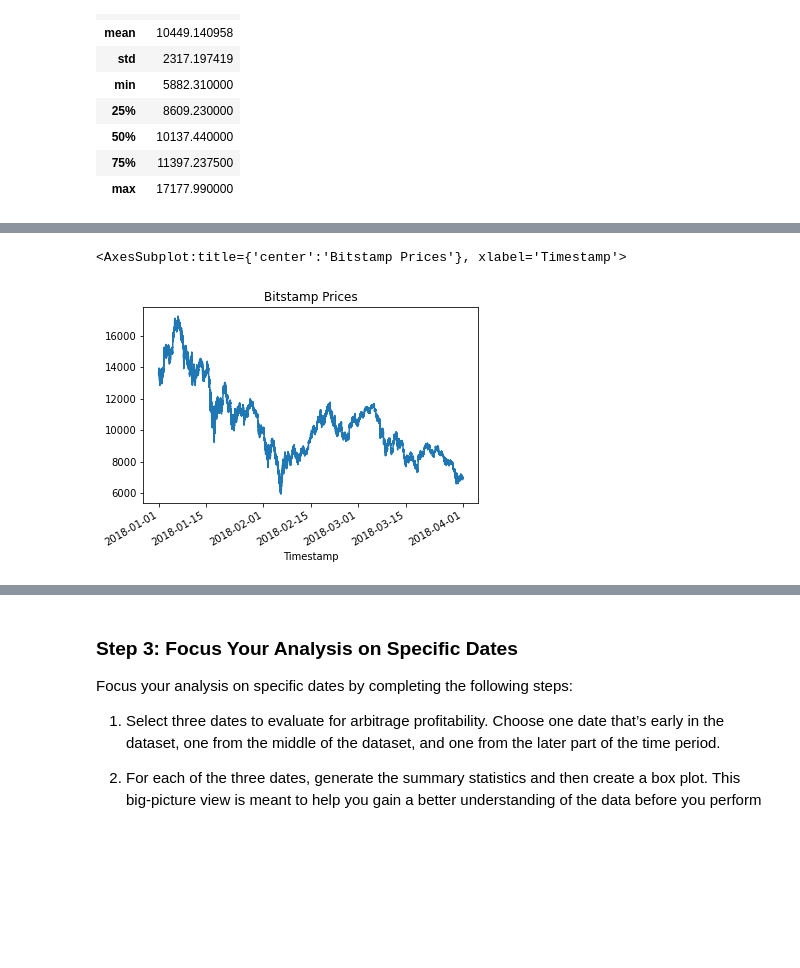
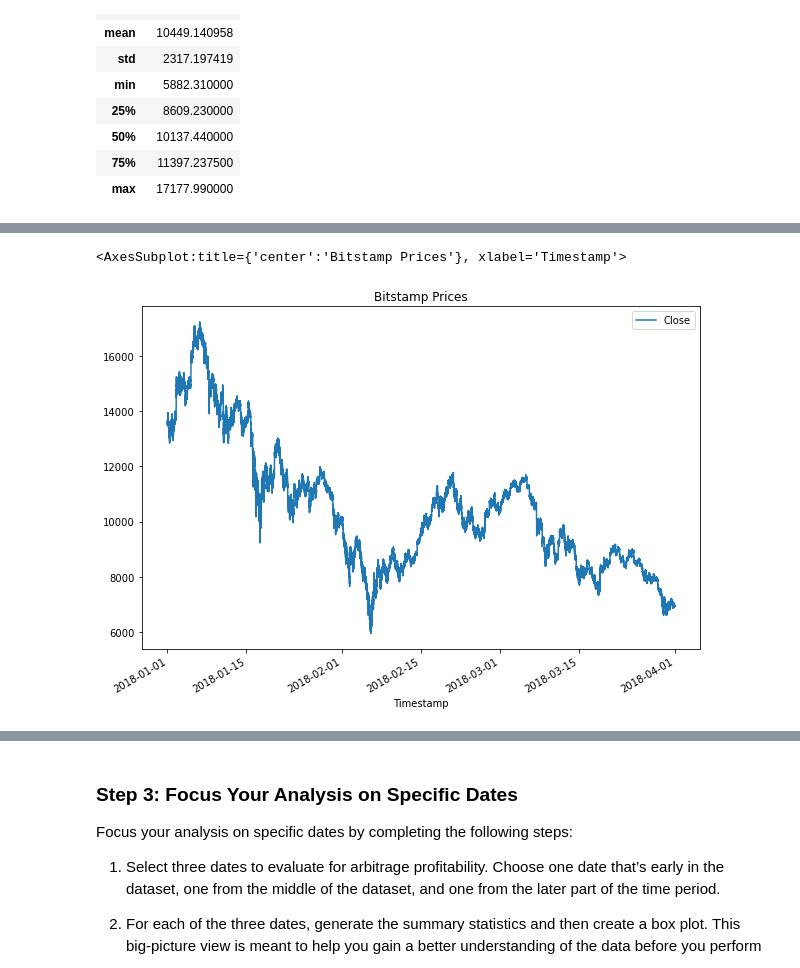
Before and after one commit to IsaiahTT/Challenge_3, a Jupyter notebook: Starter_Code/crypto_arbitrage.ipynb, the cells around one changed output, grey strips where cells are left out. Cells and saved outputs as stored; diff of their text form; code cells hidden in the pictures; blank space fills up the shorter version.

```diff
--- a/Starter_Code/crypto_arbitrage.ipynb
+++ b/Starter_Code/crypto_arbitrage.ipynb
@@ -235,8 +235,8 @@ Select the data you want to analyze. Use `loc` or `iloc` to select the following
 * Close
 # %%
 # Use loc or iloc to select `Timestamp (the index)` and `Close` from bitstamp DataFrame
-boolean_filter
-bitstamp_sliced = bitstamp.loc[:, "Close"]
+boolean_filter_1 = [False, False, False, True, False, False, False]
+bitstamp_sliced = bitstamp.loc[:, boolean_filter_1]
 
 # Review the first five rows of the DataFrame
 bitstamp_sliced.head()
@@ -310,10 +311,10 @@ Sort through the time series data associated with the bitstamp and coinbase Data
 # %%
 # Create a line plot for the coinbase DataFrame for the full length of time in the dataset
 # Be sure that the figure size, title, and color are tailored to each visualization
-# YOUR CODE HERE
+bitstamp_sliced.plot(figsize=(10,7), title="Bitstamp Prices")
 # %% [output]
 <AxesSubplot:title={'center':'Bitstamp Prices'}, xlabel='Timestamp'>
-[figure, old version]
+[figure, new version]
 # %%
 # Overlay the visualizations for the bitstamp and coinbase DataFrames in one plot
 # The plot should visualize the prices over the full lenth of the dataset
```
Also changed, not shown: parts of 11 cells of this notebook.
